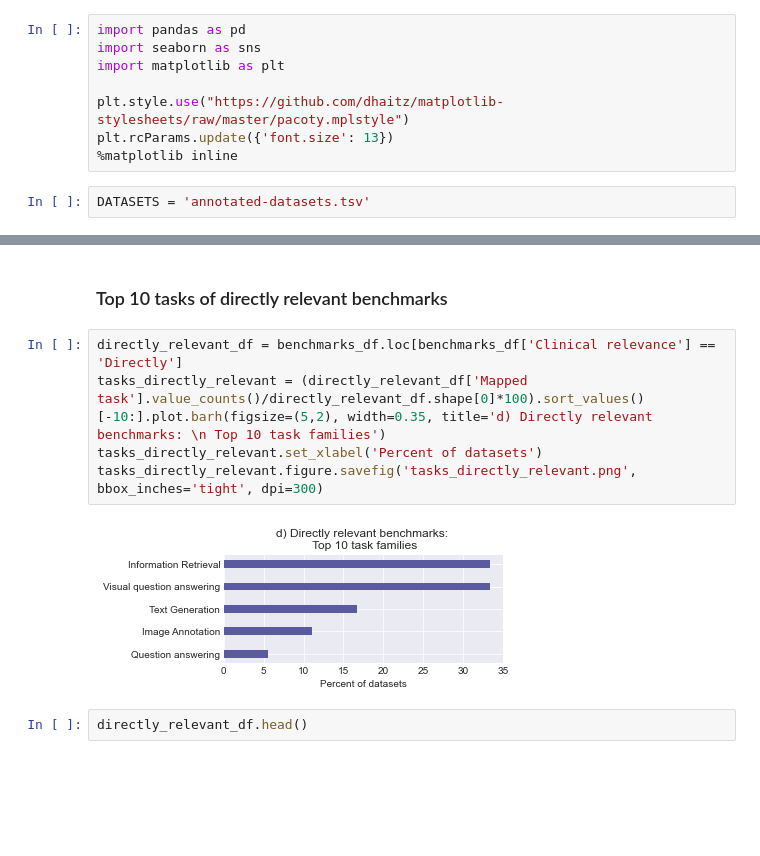
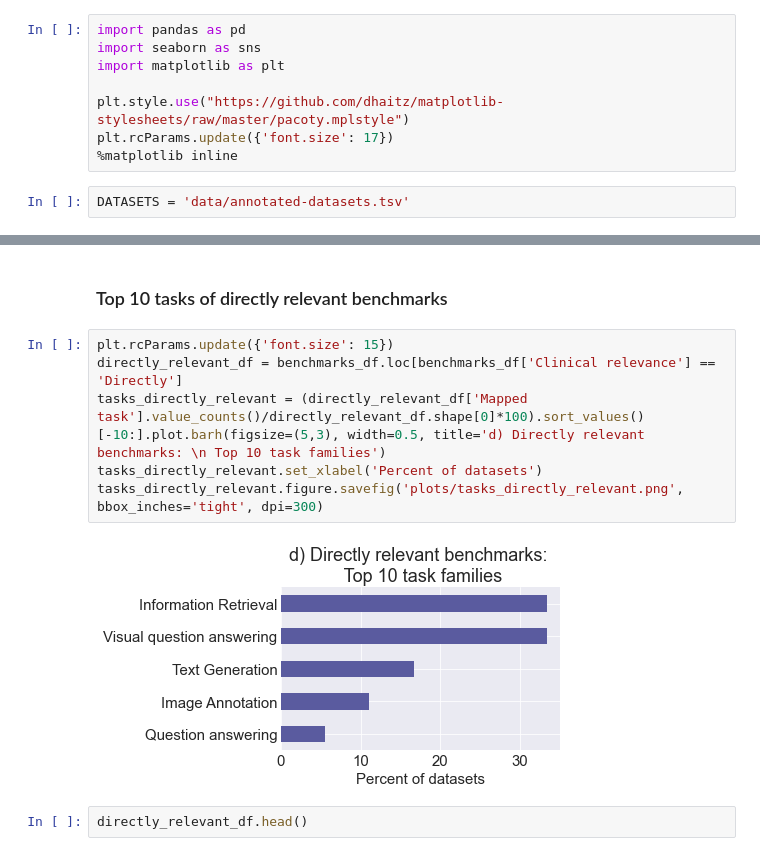
Before and after one commit to OpenBioLink/ITO, a Jupyter notebook: notebooks/clinical_benchmarks/clinically_relevant_benchmarks.ipynb, the cells around one changed output, grey strips where cells are left out. Drawn from its saved outputs; the diff is of its cells as text; blank space fills up the shorter version.

Commit message:
Update notebooks and plots

```diff
--- a/notebooks/clinical_benchmarks/clinically_relevant_benchmarks.ipynb
+++ b/notebooks/clinical_benchmarks/clinically_relevant_benchmarks.ipynb
@@ -6,10 +6,10 @@ import seaborn as sns
 import matplotlib as plt
 
 plt.style.use("https://github.com/dhaitz/matplotlib-stylesheets/raw/master/pacoty.mplstyle")
-plt.rcParams.update({'font.size': 13})
+plt.rcParams.update({'font.size': 17})
 %matplotlib inline
 # %%
-DATASETS = 'annotated-datasets.tsv'
+DATASETS = 'data/annotated-datasets.tsv'
 # %%
 datasets_df = pd.read_csv(DATASETS,  lineterminator='\n', na_values='', sep='\t')
 datasets_df = datasets_df.fillna('')
@@ -69,12 +69,13 @@ benchmarks_df['Clinical relevance'].value_counts().plot.barh(title='Clinical rel
 # %% [markdown]
 ### Top 10 tasks of directly relevant benchmarks
 # %%
+plt.rcParams.update({'font.size': 15})
 directly_relevant_df = benchmarks_df.loc[benchmarks_df['Clinical relevance'] == 'Directly']
-tasks_directly_relevant = (directly_relevant_df['Mapped task'].value_counts()/directly_relevant_df.shape[0]*100).sort_values()[-10:].plot.barh(figsize=(5,2), width=0.35, title='d) Directly relevant benchmarks: \n Top 10 task families')
+tasks_directly_relevant = (directly_relevant_df['Mapped task'].value_counts()/directly_relevant_df.shape[0]*100).sort_values()[-10:].plot.barh(figsize=(5,3), width=0.5, title='d) Directly relevant benchmarks: \n Top 10 task families')
 tasks_directly_relevant.set_xlabel('Percent of datasets')
-tasks_directly_relevant.figure.savefig('tasks_directly_relevant.png', bbox_inches='tight', dpi=300)
+tasks_directly_relevant.figure.savefig('plots/tasks_directly_relevant.png', bbox_inches='tight', dpi=300)
 # %% [output]
-[figure, old version]
+[figure, new version]
 # %%
 directly_relevant_df.head()
 # %% [output]
```
Also changed, not shown: parts of 5 cells of this notebook, 9 other files.
